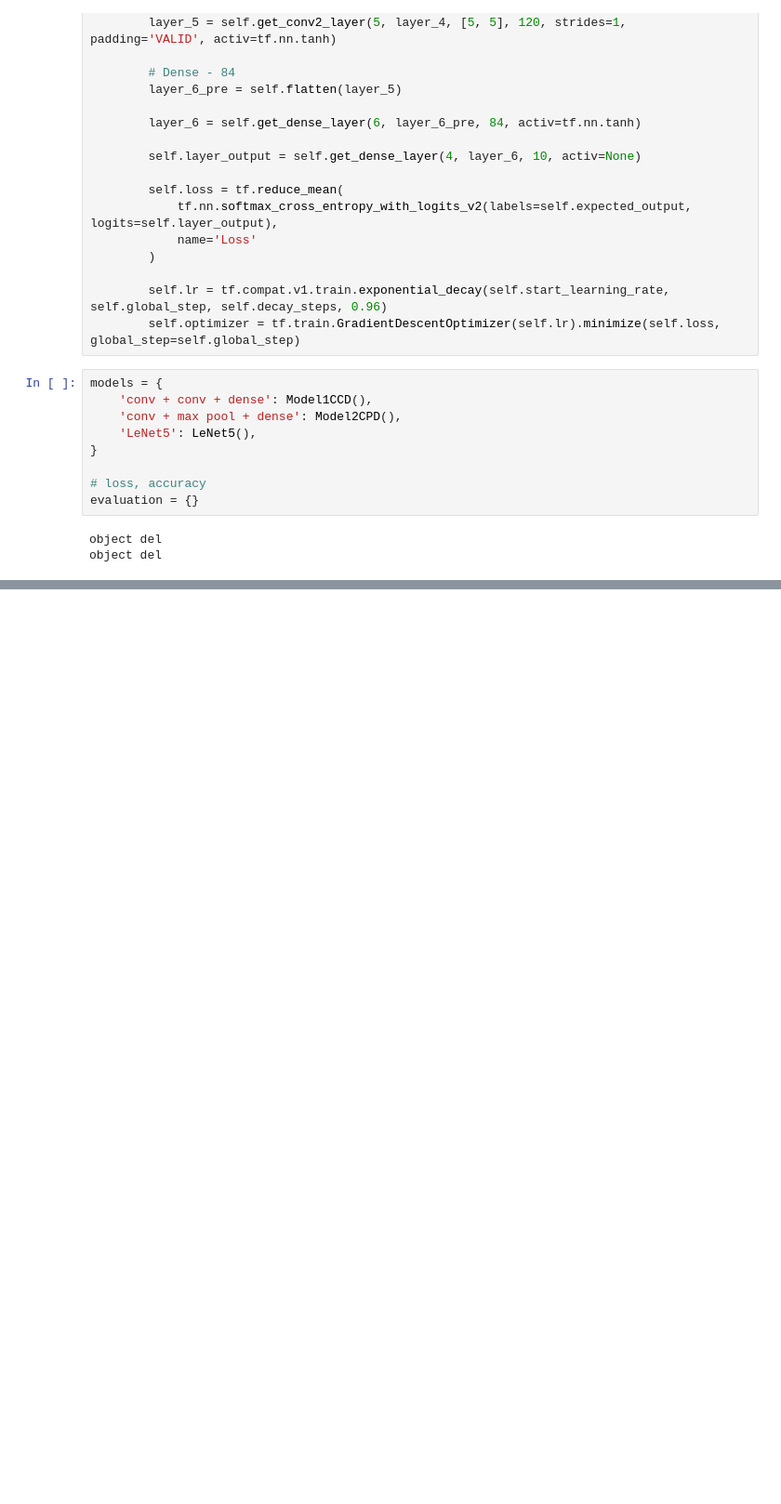
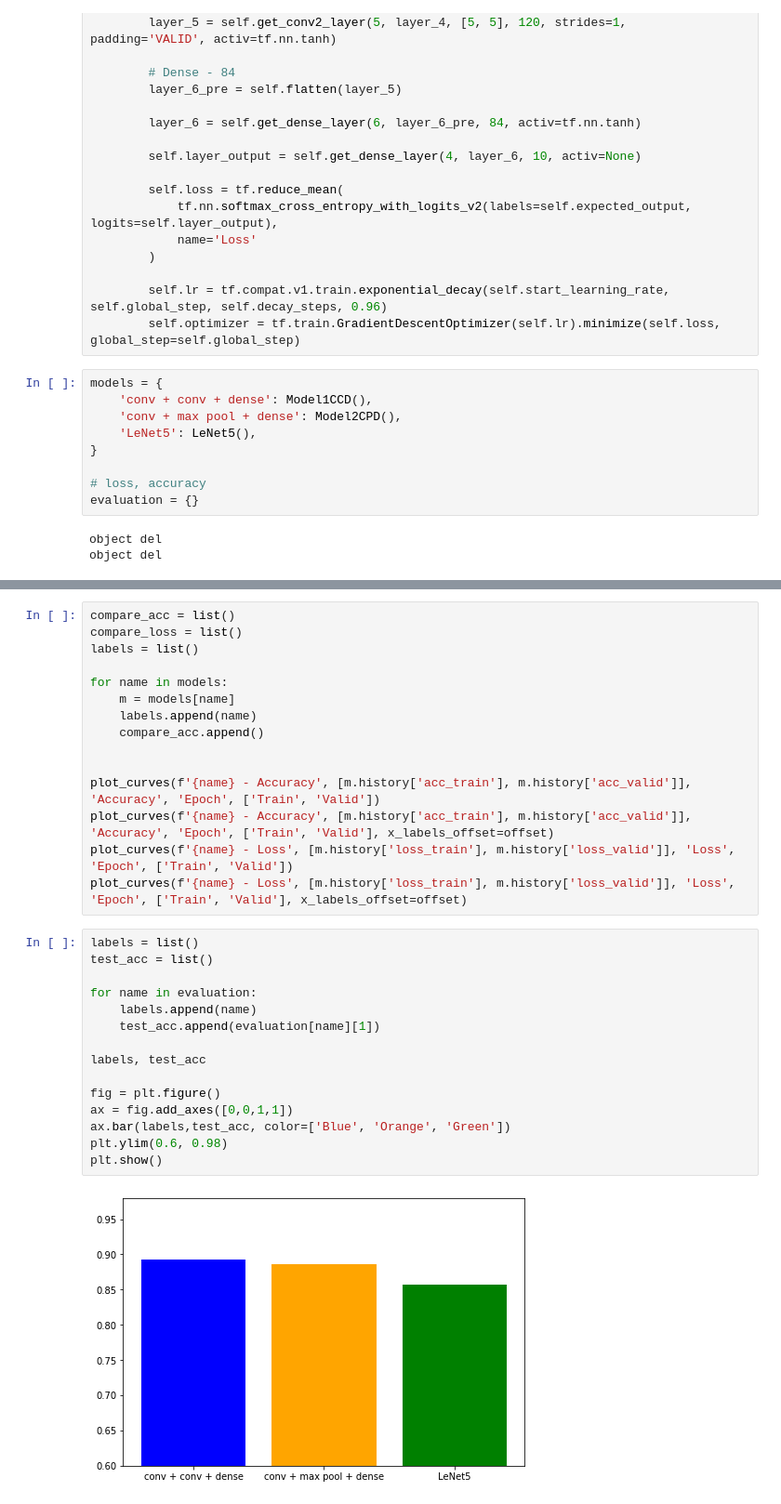
Before and after one commit to lightsuner/bsuir_ml_2, a Jupyter notebook: lab_3/src/book_lab_3.ipynb, the cells around one changed output, grey strips where cells are left out. Shown at 93% size. Drawn from its saved outputs; the diff is of its cells as text; blank space fills up the shorter version.

```diff
--- a/lab_3/src/book_lab_3.ipynb
+++ b/lab_3/src/book_lab_3.ipynb
@@ -470,0 +523,32 @@ for name in models:
+# %%
+compare_acc = list()
+compare_loss = list()
+labels = list()
+
+for name in models:
+    m = models[name]
+    labels.append(name)
+    compare_acc.append()
+
+
+plot_curves(f'{name} - Accuracy', [m.history['acc_train'], m.history['acc_valid']], 'Accuracy', 'Epoch', ['Train', 'Valid'])
+plot_curves(f'{name} - Accuracy', [m.history['acc_train'], m.history['acc_valid']], 'Accuracy', 'Epoch', ['Train', 'Valid'], x_labels_offset=offset)
+plot_curves(f'{name} - Loss', [m.history['loss_train'], m.history['loss_valid']], 'Loss', 'Epoch', ['Train', 'Valid'])
+plot_curves(f'{name} - Loss', [m.history['loss_train'], m.history['loss_valid']], 'Loss', 'Epoch', ['Train', 'Valid'], x_labels_offset=offset)
+# %%
+labels = list()
+test_acc = list()
+
+for name in evaluation:
+    labels.append(name)
+    test_acc.append(evaluation[name][1])
+
+labels, test_acc
+
+fig = plt.figure()
+ax = fig.add_axes([0,0,1,1])
+ax.bar(labels,test_acc, color=['Blue', 'Orange', 'Green'])
+plt.ylim(0.6, 0.98)
+plt.show()
+# %% [output]
+[figure, added]
```
Also changed, not shown: parts of 6 cells of this notebook.
